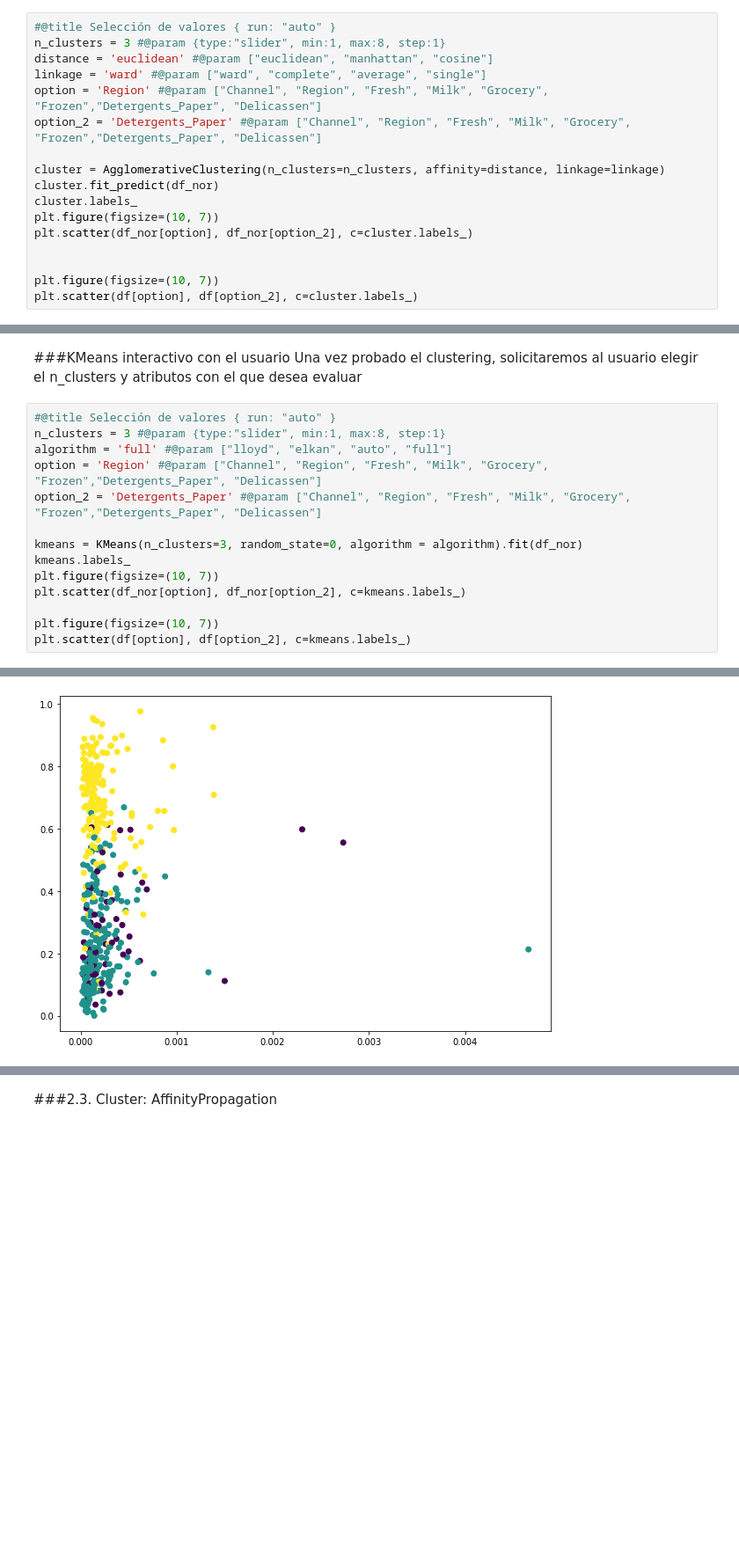
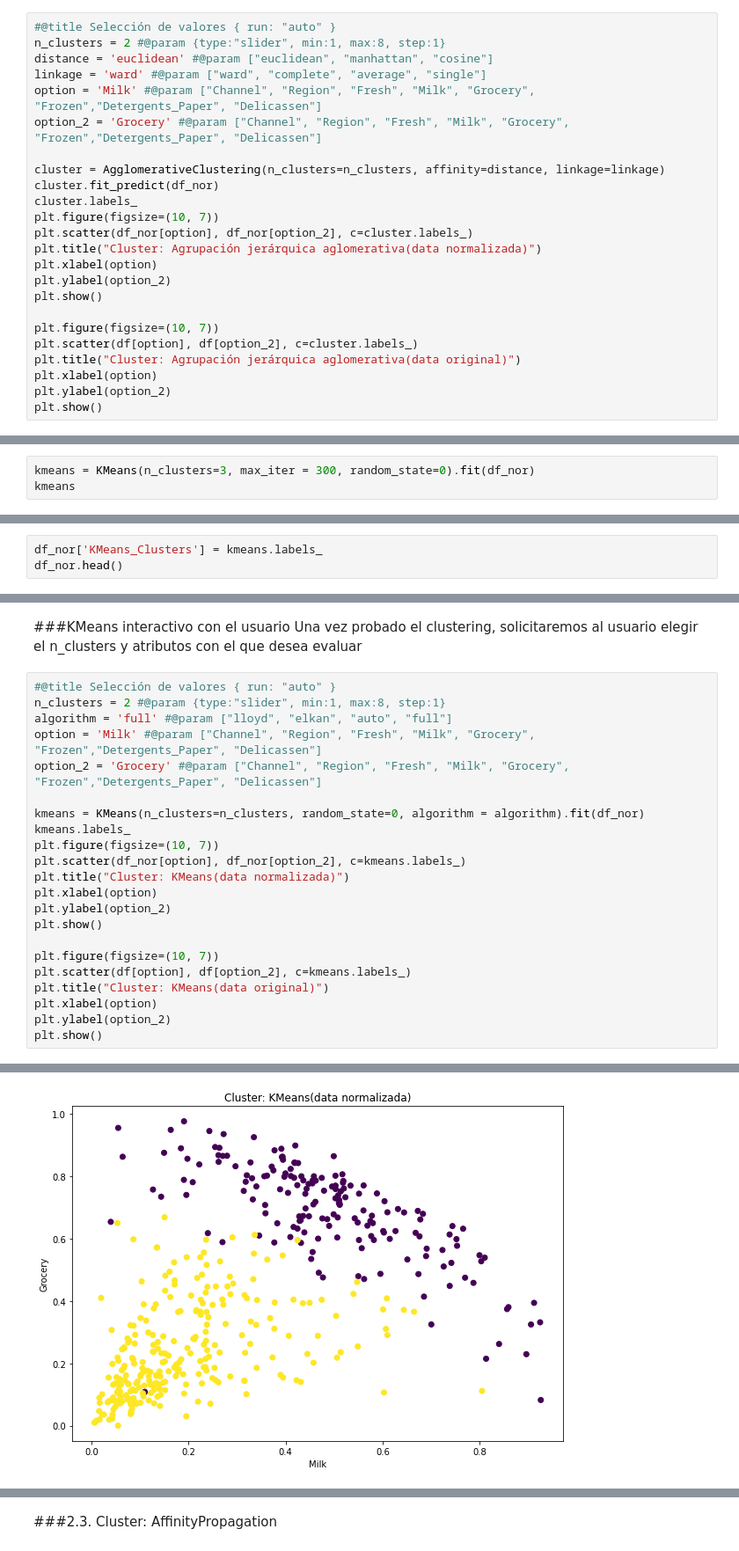
Before and after one commit to RonnyGuevara/Machine-Learning, a Jupyter notebook: TP5/TP5_ML.ipynb, the cells around one changed output, grey strips where cells are left out. Shown at 88% size. Drawn from its saved outputs; the diff is of its cells as text; blank space fills up the shorter version.

```diff
--- a/TP5/TP5_ML.ipynb
+++ b/TP5/TP5_ML.ipynb
@@ -230,19 +234,26 @@ plt.scatter(df_nor['Detergents_Paper'], df_nor['Grocery'], c=cluster.labels_)
 Una vez probado el clustering, solicitaremos al usuario elegir el n_clusters y atributos con el que desea evaluar
 # %%
 #@title Selección de valores { run: "auto" }
-n_clusters = 3 #@param {type:"slider", min:1, max:8, step:1}
+n_clusters = 2 #@param {type:"slider", min:1, max:8, step:1}
 distance = 'euclidean' #@param ["euclidean", "manhattan", "cosine"]
 linkage = 'ward' #@param ["ward", "complete", "average", "single"]
-option = 'Region' #@param ["Channel", "Region", "Fresh", "Milk", "Grocery", "Frozen","Detergents_Paper", "Delicassen"]
-option_2 = 'Detergents_Paper' #@param ["Channel", "Region", "Fresh", "Milk", "Grocery", "Frozen","Detergents_Paper", "Delicassen"]
+option = 'Milk' #@param ["Channel", "Region", "Fresh", "Milk", "Grocery", "Frozen","Detergents_Paper", "Delicassen"]
+option_2 = 'Grocery' #@param ["Channel", "Region", "Fresh", "Milk", "Grocery", "Frozen","Detergents_Paper", "Delicassen"]
 
 cluster = AgglomerativeClustering(n_clusters=n_clusters, affinity=distance, linkage=linkage)
 cluster.fit_predict(df_nor)
 cluster.labels_
 plt.figure(figsize=(10, 7))
 plt.scatter(df_nor[option], df_nor[option_2], c=cluster.labels_)
-
+plt.title("Cluster: Agrupación jerárquica aglomerativa(data normalizada)")
+plt.xlabel(option)
+plt.ylabel(option_2)
+plt.show()
 
 plt.figure(figsize=(10, 7))
 plt.scatter(df[option], df[option_2], c=cluster.labels_)
+plt.title("Cluster: Agrupación jerárquica aglomerativa(data original)")
+plt.xlabel(option)
+plt.ylabel(option_2)
+plt.show()
 # %% [output]
@@ -273,3 +283,6 @@ plt.ylabel("wcss")
 plt.show()
 # %% [output]
 [figure]
+# %%
+kmeans = KMeans(n_clusters=3, max_iter = 300, random_state=0).fit(df_nor)
+kmeans
@@ -275,0 +291,3 @@ plt.show()
+# %%
+df_nor['KMeans_Clusters'] = kmeans.labels_
+df_nor.head()
@@ -286,16 +353,24 @@ plt.scatter(df_nor['Milk'], df_nor['Grocery'], c=kmeans.labels_)
 Una vez probado el clustering, solicitaremos al usuario elegir el n_clusters y atributos con el que desea evaluar
 # %%
 #@title Selección de valores { run: "auto" }
-n_clusters = 3 #@param {type:"slider", min:1, max:8, step:1}
+n_clusters = 2 #@param {type:"slider", min:1, max:8, step:1}
 algorithm = 'full' #@param ["lloyd", "elkan", "auto", "full"]
-option = 'Region' #@param ["Channel", "Region", "Fresh", "Milk", "Grocery", "Frozen","Detergents_Paper", "Delicassen"]
-option_2 = 'Detergents_Paper' #@param ["Channel", "Region", "Fresh", "Milk", "Grocery", "Frozen","Detergents_Paper", "Delicassen"]
+option = 'Milk' #@param ["Channel", "Region", "Fresh", "Milk", "Grocery", "Frozen","Detergents_Paper", "Delicassen"]
+option_2 = 'Grocery' #@param ["Channel", "Region", "Fresh", "Milk", "Grocery", "Frozen","Detergents_Paper", "Delicassen"]
 
-kmeans = KMeans(n_clusters=3, random_state=0, algorithm = algorithm).fit(df_nor)
+kmeans = KMeans(n_clusters=n_clusters, random_state=0, algorithm = algorithm).fit(df_nor)
 kmeans.labels_
 plt.figure(figsize=(10, 7))
 plt.scatter(df_nor[option], df_nor[option_2], c=kmeans.labels_)
+plt.title("Cluster: KMeans(data normalizada)")
+plt.xlabel(option)
+plt.ylabel(option_2)
+plt.show()
 
 plt.figure(figsize=(10, 7))
 plt.scatter(df[option], df[option_2], c=kmeans.labels_)
+plt.title("Cluster: KMeans(data original)")
+plt.xlabel(option)
+plt.ylabel(option_2)
+plt.show()
 # %% [output]
@@ -303 +377 @@ plt.scatter(df[option], df[option_2], c=kmeans.labels_)
-[figure, old version]
+[figure, new version]
```
Also changed, not shown: parts of 25 cells of this notebook.
